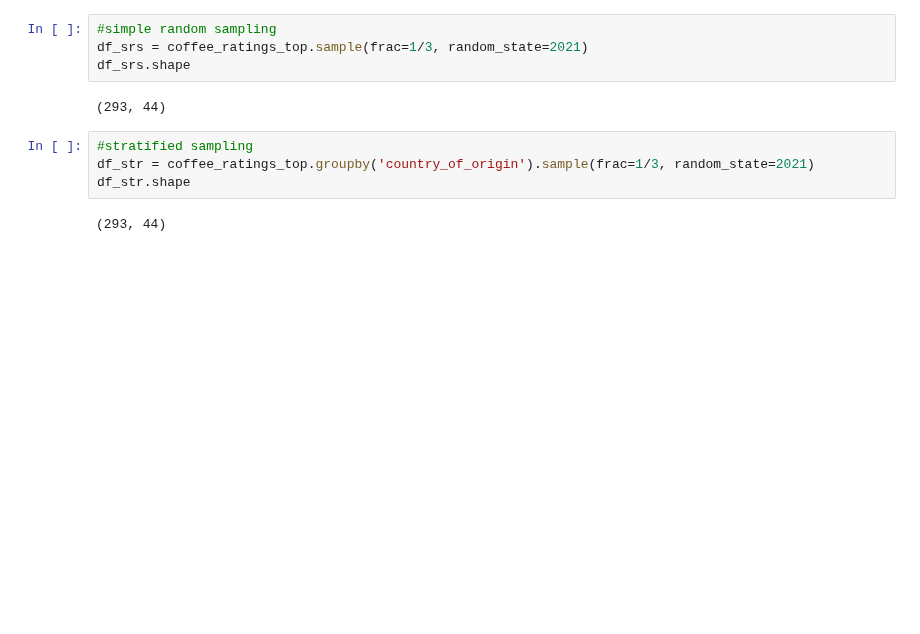
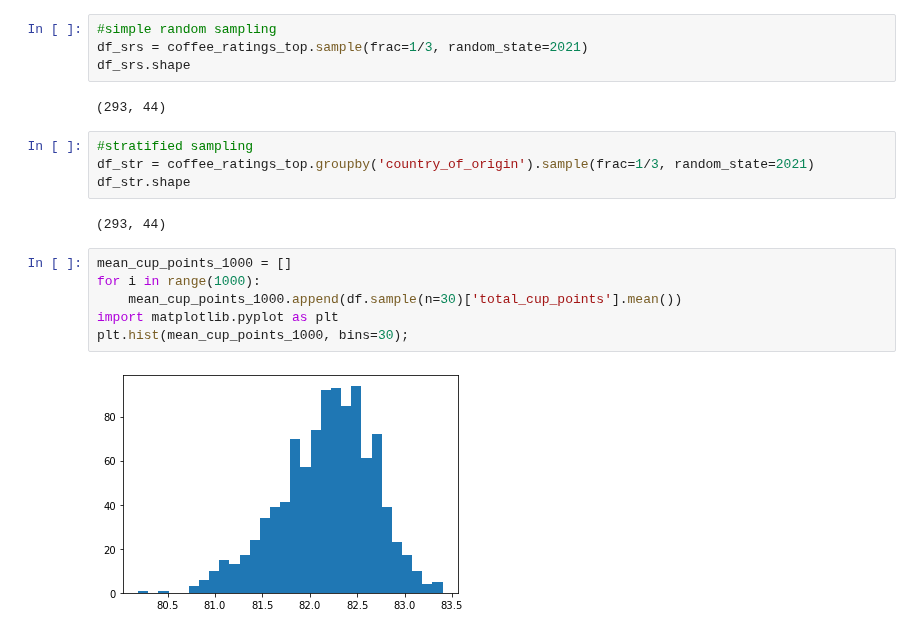
Before and after one commit to ecuerbo/pyprac, a Jupyter notebook: datacamp/sampling-python.ipynb, the cells around one changed output. Saved outputs shown, nothing was run; the diff lists cells and outputs as text; blank space fills up the shorter version.

```diff
--- a/datacamp/sampling-python.ipynb
+++ b/datacamp/sampling-python.ipynb
@@ -196,3 +196,11 @@ df_str = coffee_ratings_top.groupby('country_of_origin').sample(frac=1/3, random
 df_str.shape
 # %% [output]
 (293, 44)
+# %%
+mean_cup_points_1000 = []
+for i in range(1000):
+    mean_cup_points_1000.append(df.sample(n=30)['total_cup_points'].mean())
+import matplotlib.pyplot as plt
+plt.hist(mean_cup_points_1000, bins=30);
+# %% [output]
+[figure, added]
```
